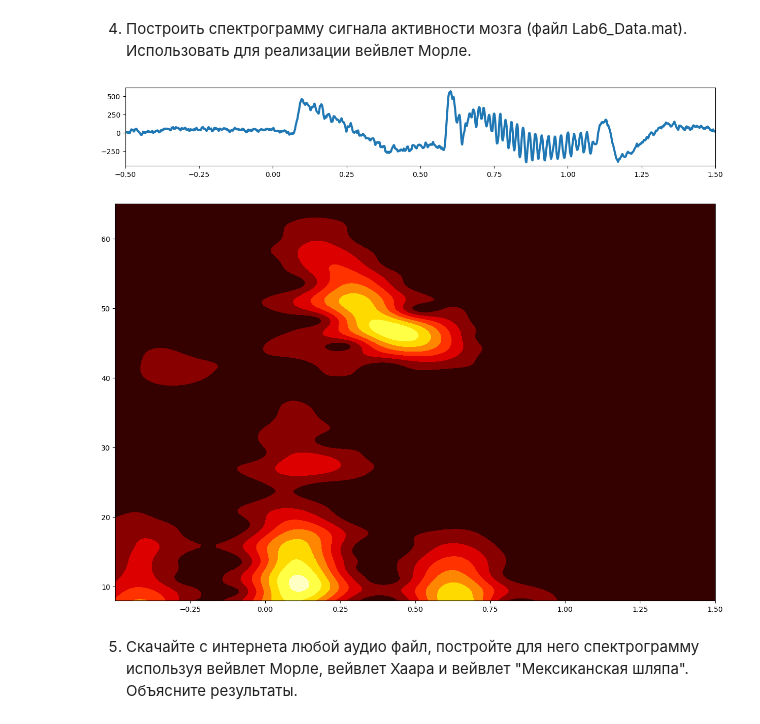
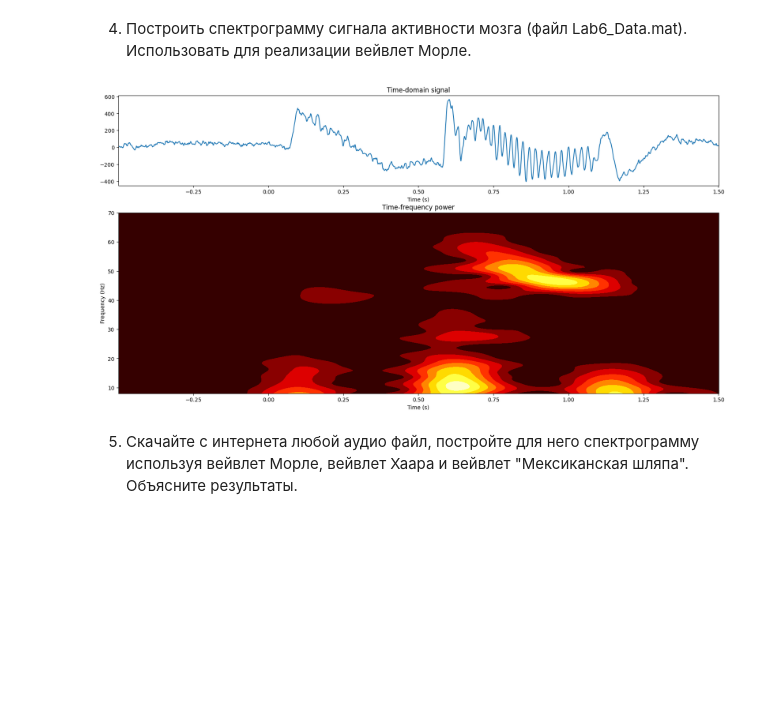
Before and after one commit to Grenka054/DSP-Labs, a Jupyter notebook: lab6.ipynb, the cells around one changed output. Drawn from its saved outputs; the diff is of its cells as text; code cells hidden in the pictures; blank space fills up the shorter version.

```diff
--- a/lab6.ipynb
+++ b/lab6.ipynb
@@ -199,0 +166,23 @@ plt.show()
+# %%
+def make_spectrogram(wavelet_function, t, signal, freqs, shift=1.0, **args):
+    # Пустой список для хранения вейвлетов
+    wavelets = []
+    # Цикл по всем частотам
+    for freq in freqs:
+        wavelet = wavelet_function(t, freq, **args)
+        # Центрирование вейвлета
+        wavelet = np.roll(wavelet, int(-len(wavelet) / shift))
+        wavelets.append(wavelet)
+    # Преобразование списка в массив NumPy
+    wavelets = np.array(wavelets)
+
+    # Пустой список для хранения результатов свертки
+    tf = []
+    # Цикл по всем вейвлетам
+    for wavelet in wavelets:
+        # Свертка вейвлета и сигнала
+        tf.append(np.abs(convolve(signal, wavelet, 'same')))
+    # Преобразование списка в массив NumPy
+    tf = np.array(tf)
+
+    return tf
@@ -230,16 +249,22 @@ tf3 = np.array(tf3)
-# %%
-from matplotlib import cm
-plt.figure(figsize=(15, 2))
-plt.plot(t3, signal3, linewidth=3)
-plt.xlim(-0.5, 1.5)
-plt.show()
-
-plt.figure(figsize=(15, 10))
-plt.contourf(t3, freqs3, tf3, cmap=cm.hot)
-plt.show()
-# %% [output]
-[figure, removed]
-[figure, removed]
+# %%
+# Перебираемые частоты вейвлетов
+freqs3 = np.linspace(8, 70, 150)
+tf3 = make_spectrogram(wavelet_morlet, t3, signal3, freqs3, shift=1.35, alpha=0.14)
+# %%
+fig, axs = plt.subplots(2, 1, figsize=(20, 10), gridspec_kw={'height_ratios': [1, 2]})
+
+axs[0].plot(t3, signal3)
+axs[0].set_xlim(t3[0], t3[-1])
+axs[0].set_title("Time-domain signal")
+axs[0].set_xlabel('Time (s)')
+
+axs[1].contourf(t3, freqs3, tf3, cmap=cm.hot)
+axs[1].set_title("Time-frequency power")
+axs[1].set_ylabel('Frequency (Hz)')
+axs[1].set_xlabel('Time (s)')
+plt.show()
+# %% [output]
+[figure, added]
 # %% [markdown]
 5. Скачайте с интернета любой аудио
 файл, постройте для него
```
Also changed, not shown: parts of 27 cells of this notebook, 3 other files.
